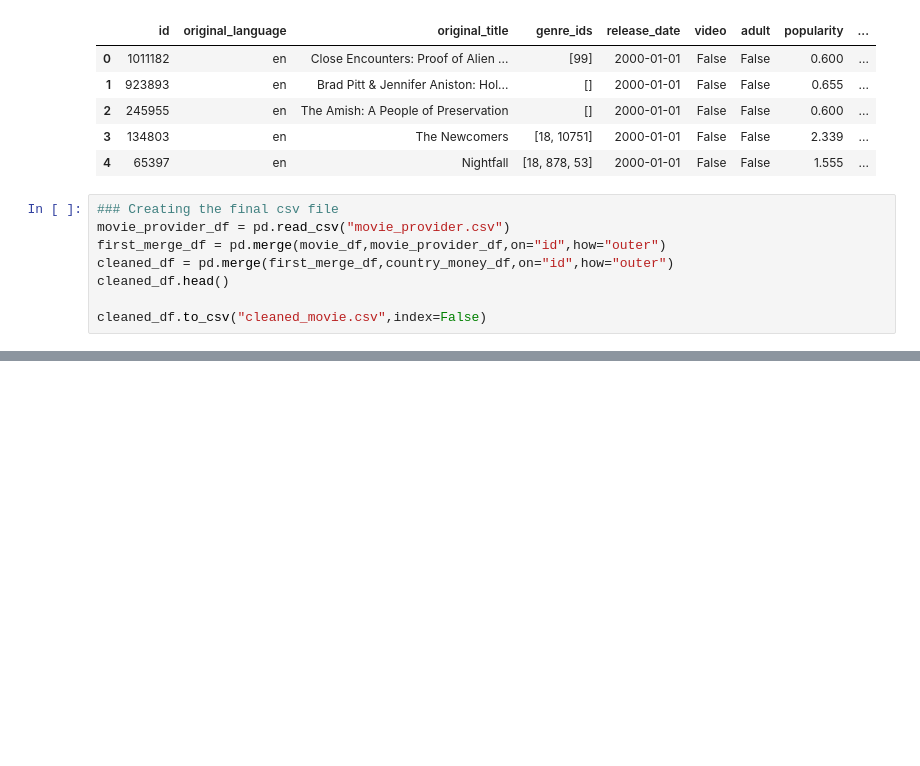
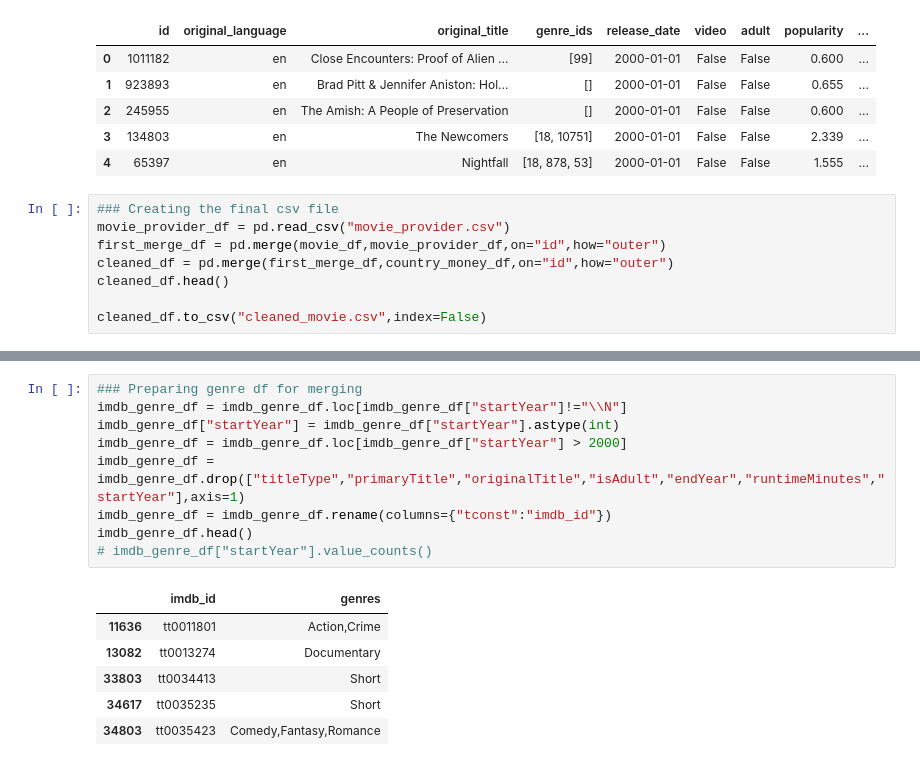
Before and after one commit to BA-BEL/movie-analysis-DABC-P1, a Jupyter notebook: TMdb.ipynb, the cells around one changed output, grey strips where cells are left out. Saved outputs shown, nothing was run; the diff lists cells and outputs as text; blank space fills up the shorter version.

```diff
--- a/TMdb.ipynb
+++ b/TMdb.ipynb
@@ -319,0 +323,16 @@ KeyError: '[<built-in method index of list object at 0x...>] not found in axis'
+# %%
+### Preparing genre df for merging
+imdb_genre_df = imdb_genre_df.loc[imdb_genre_df["startYear"]!="\\N"]
+imdb_genre_df["startYear"] = imdb_genre_df["startYear"].astype(int)
+imdb_genre_df = imdb_genre_df.loc[imdb_genre_df["startYear"] > 2000]
+imdb_genre_df = imdb_genre_df.drop(["titleType","primaryTitle","originalTitle","isAdult","endYear","runtimeMinutes","startYear"],axis=1)
+imdb_genre_df = imdb_genre_df.rename(columns={"tconst":"imdb_id"})
+imdb_genre_df.head()
+# imdb_genre_df["startYear"].value_counts()
+# %% [output]
+|  | imdb_id | genres |
+| 11636 | tt0011801 | Action,Crime |
+| 13082 | tt0013274 | Documentary |
+| 33803 | tt0034413 | Short |
+| 34617 | tt0035235 | Short |
+| 34803 | tt0035423 | Comedy,Fantasy,Romance |
```
Also changed, not shown: parts of 7 cells of this notebook, 3 other files.
